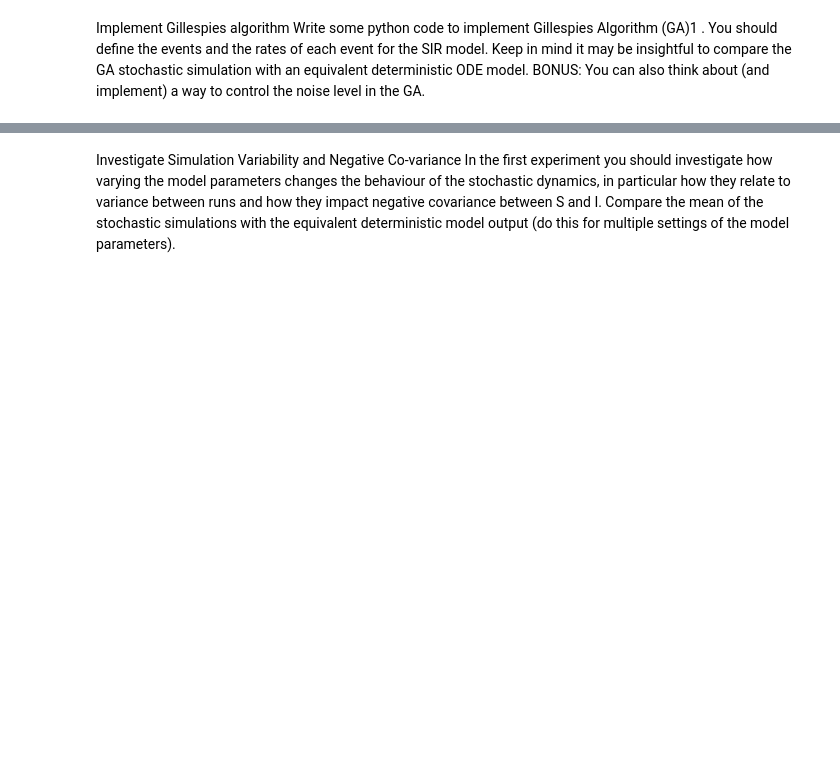
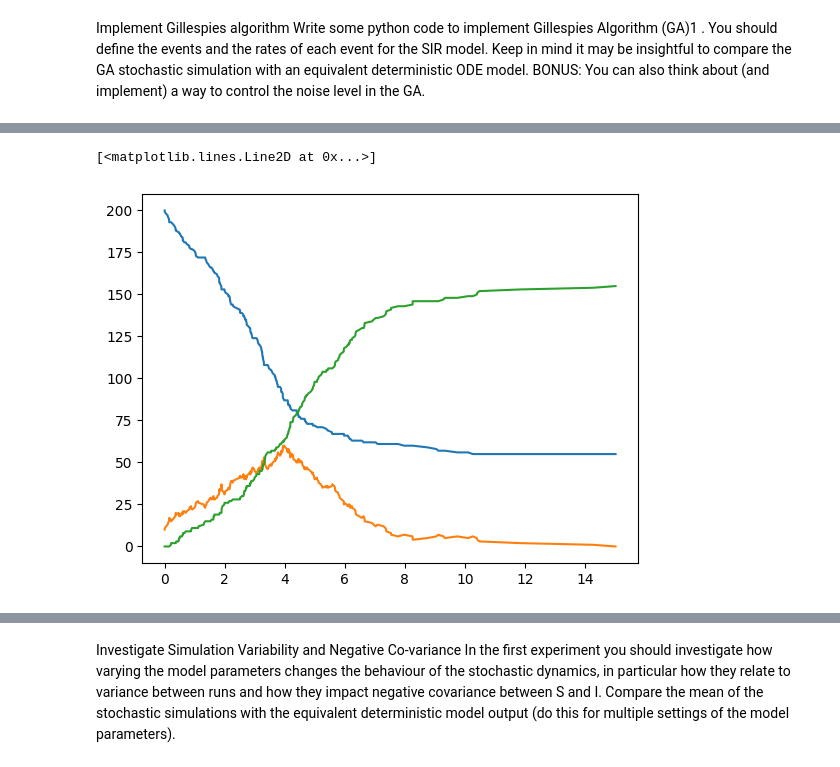
Before and after one commit to NitaiNijholt/CLSassignment2, a Jupyter notebook: assignment2.ipynb, the cells around one changed output, grey strips where cells are left out. Drawn from its saved outputs; the diff is of its cells as text; code cells hidden in the pictures; blank space fills up the shorter version.

```diff
--- a/assignment2.ipynb
+++ b/assignment2.ipynb
@@ -94,0 +138,10 @@ plt.show()
+# %%
+# Params
+S_init = [200]
+I_init = [10]
+R_init = [0]
+t = [0]
+tend = 500
+beta = 0.04
+gamma = 0.01
+n_runs = 10
@@ -94,0 +157,4 @@ plt.show()
+# %%
+# (S, I, R, t, tend, beta, gamma, std_scaler=1)
+
+data = Gillespies(S=S_init, I=I_init, R=R_init, t=t, tend=tend, beta = 1, gamma = 0.5)
@@ -94,0 +174,8 @@ plt.show()
+# %%
+S, I, R = data
+plt.plot(t, S, label = "S")
+plt.plot(t, I, label = "I")
+plt.plot(t, R, label = "R")
+# %% [output]
+[<matplotlib.lines.Line2D at 0x...>]
+[figure, added]
```
Also changed, not shown: parts of 23 cells of this notebook, 1 other file.
